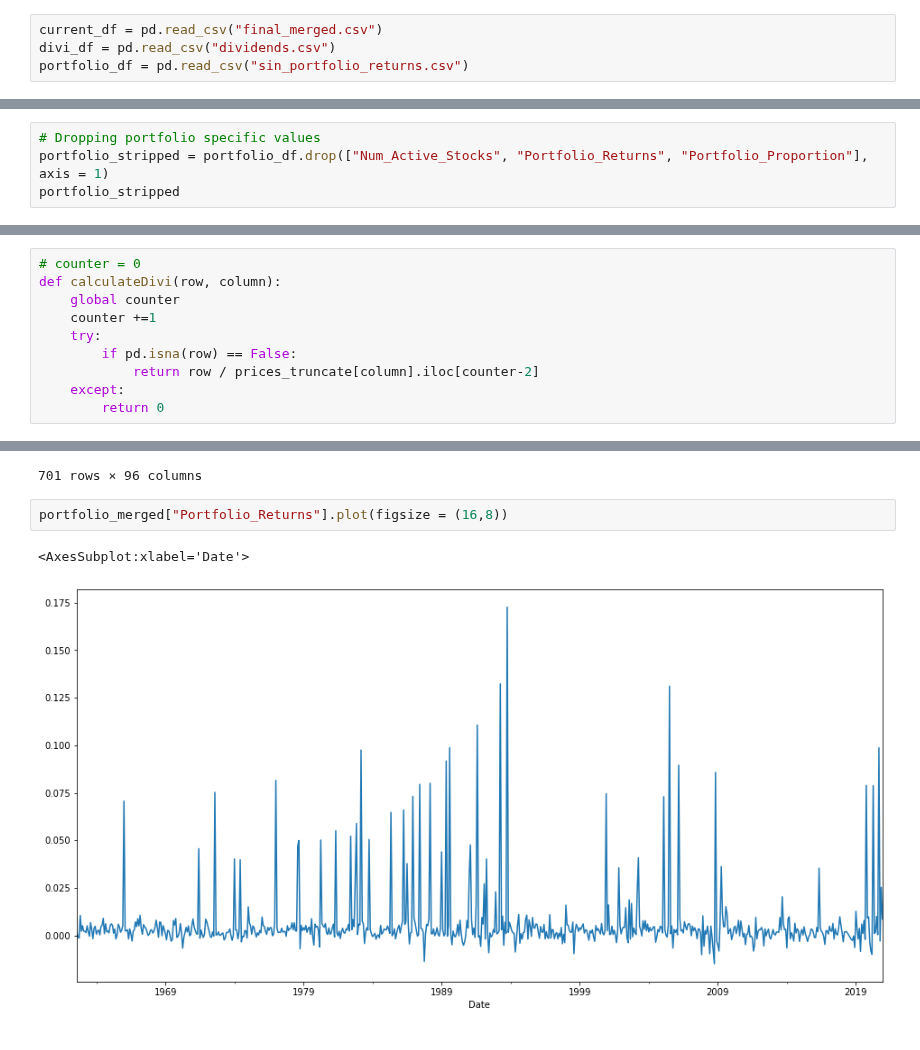
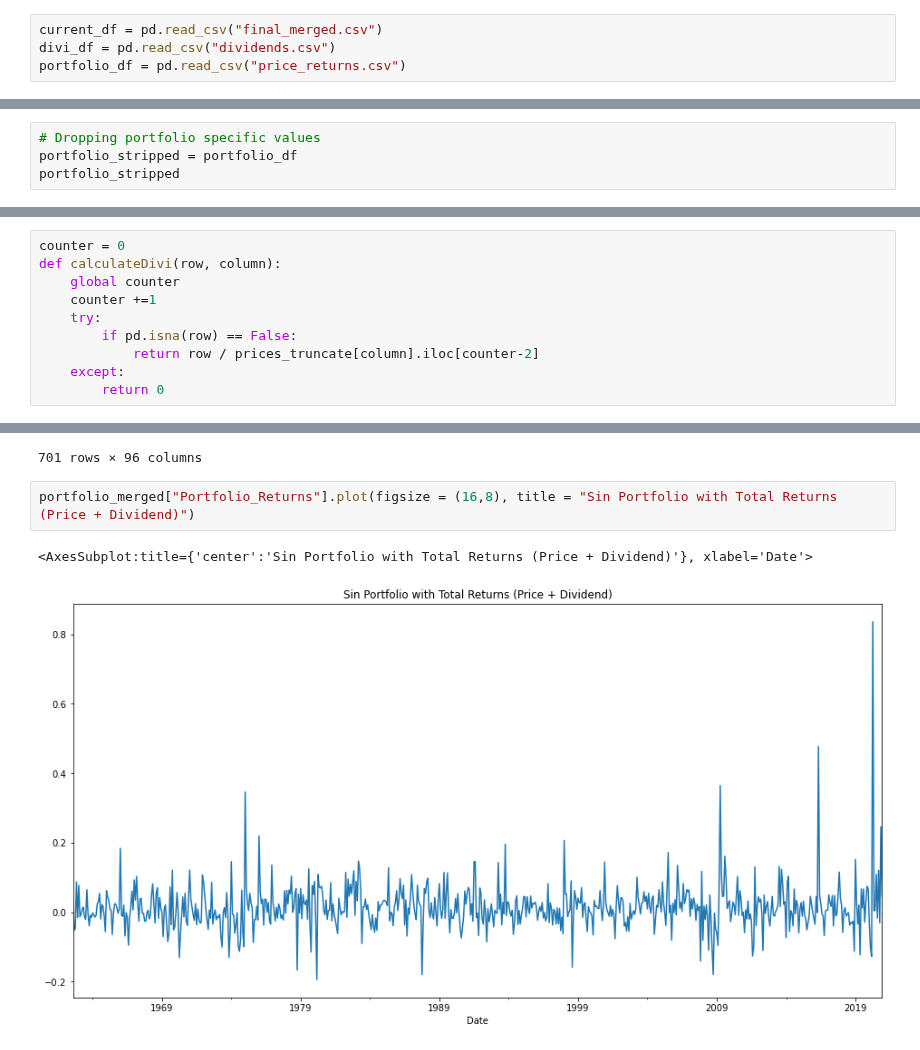
Before and after one commit to statistactics/sin-stocks, a Jupyter notebook: INCLUDING_DIVI_RFR.ipynb, the cells around one changed output, grey strips where cells are left out. Cells and saved outputs as stored; diff of their text form.

```diff
--- a/INCLUDING_DIVI_RFR.ipynb
+++ b/INCLUDING_DIVI_RFR.ipynb
@@ -5,7 +5,7 @@ import matplotlib.pyplot as plt
 # %%
 current_df = pd.read_csv("final_merged.csv")
 divi_df = pd.read_csv("dividends.csv")
-portfolio_df = pd.read_csv("sin_portfolio_returns.csv")
+portfolio_df = pd.read_csv("price_returns.csv")
 # %%
 current_df.sort_index(inplace=True)
 divi_df.sort_index(inplace=True)
@@ -169,7 +169,7 @@ portfolio_df
 - The divi data set has more columns than the portfolio
 # %%
 # Dropping portfolio specific values
-portfolio_stripped = portfolio_df.drop(["Num_Active_Stocks", "Portfolio_Returns", "Portfolio_Proportion"], axis = 1)
+portfolio_stripped = portfolio_df
 portfolio_stripped
 # %% [output]
 |  | Date | BEAM | BEER | PFB | ABW | GBL | RUP | CNB | CKB | FAL | ... | ... |
@@ -294,7 +294,7 @@ prices_truncate
 - Add the above value to the portfolio df to get total return
 - Recalculate weights
 # %%
-# counter = 0
+counter = 0
 def calculateDivi(row, column):
     global counter
     counter +=1
@@ -520,10 +536,10 @@ portfolio_merged
 | 2020-12-31 | 10 | NaN | NaN | NaN | NaN | NaN | NaN | NaN | NaN | NaN | ... |
 701 rows × 96 columns
 # %%
-portfolio_merged["Portfolio_Returns"].plot(figsize = (16,8))
+portfolio_merged["Portfolio_Returns"].plot(figsize = (16,8), title = "Sin Portfolio with Total Returns (Price + Dividend)")
 # %% [output]
-<AxesSubplot:xlabel='Date'>
+<AxesSubplot:title={'center':'Sin Portfolio with Total Returns (Price + Dividend)'}, xlabel='Date'>
-[figure, old version]
+[figure, new version]
 # %%
 portfolio_merged.describe()["Portfolio_Returns"]
 # %% [output]
```
Also changed, not shown: parts of 15 cells of this notebook, 6 other files.
